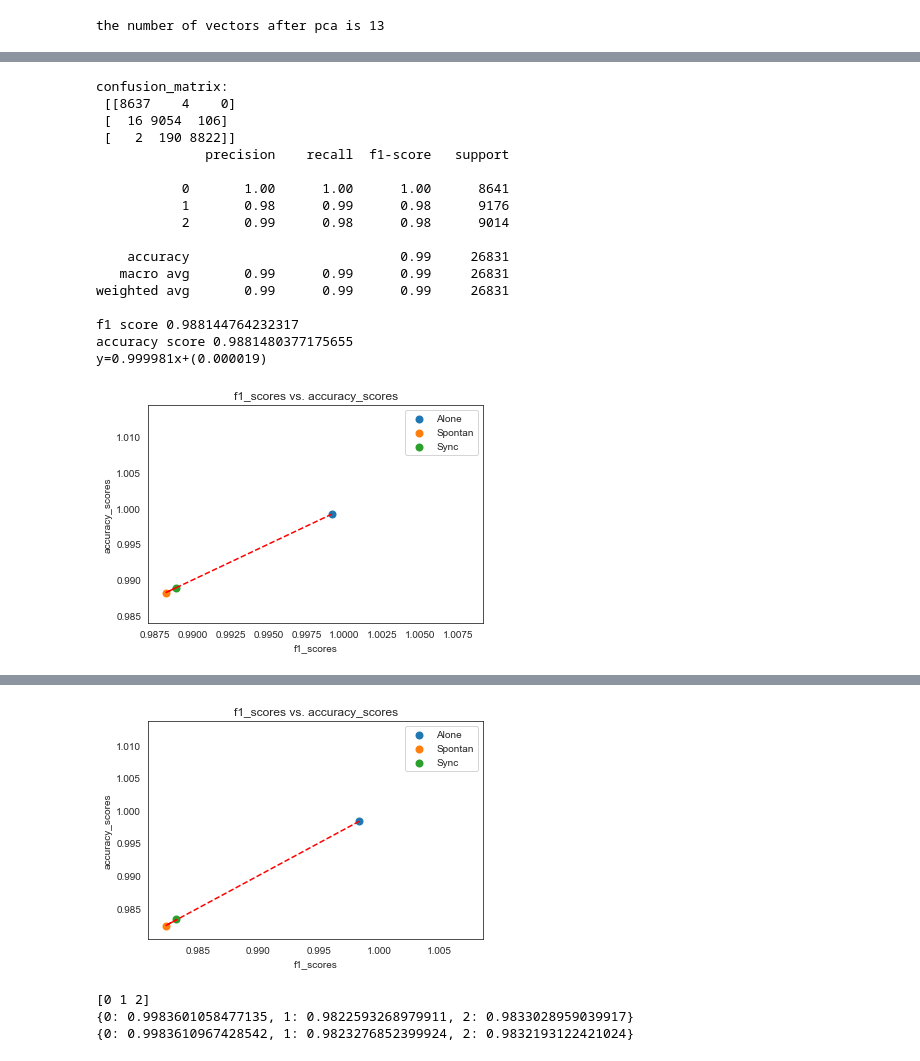
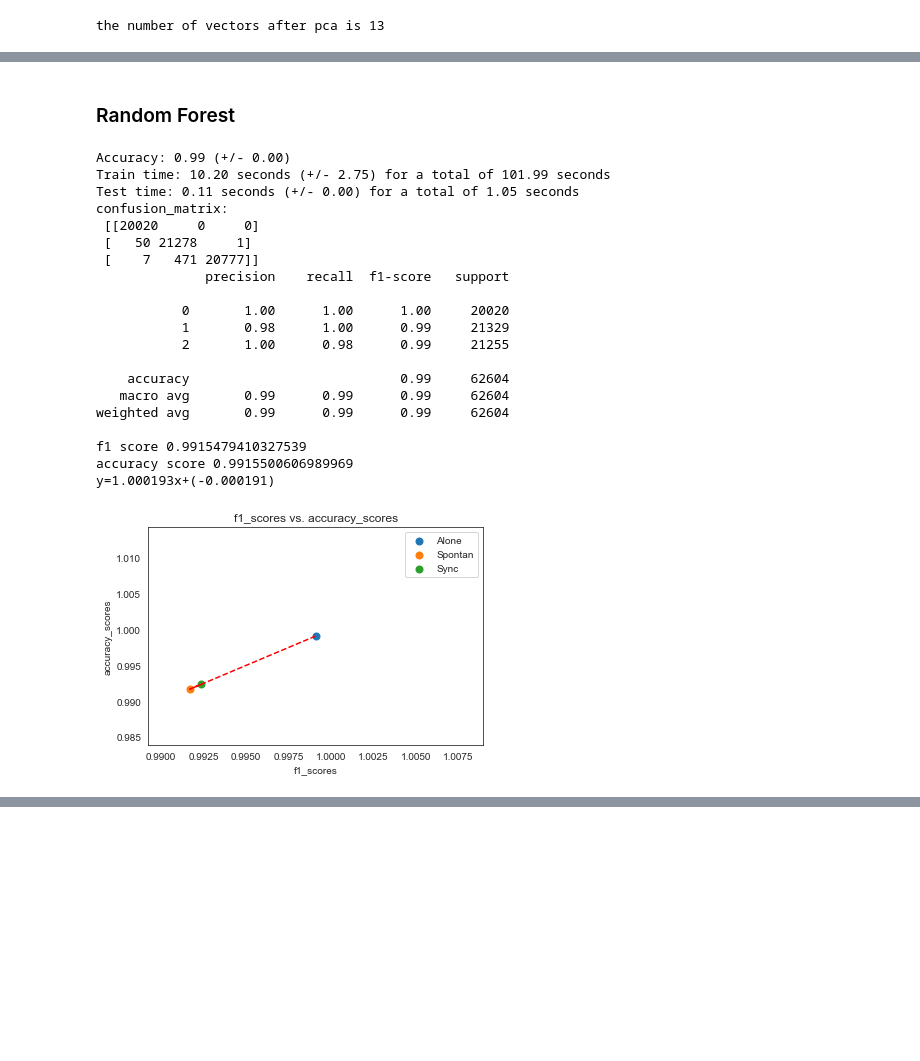
Before and after one commit to MtheEPIC/DataImaging, a Jupyter notebook: Hand_gestures.ipynb, the cells around one changed output, grey strips where cells are left out. Cells and saved outputs as stored; diff of their text form; code cells hidden in the pictures; blank space fills up the shorter version.

```diff
--- a/Hand_gestures.ipynb
+++ b/Hand_gestures.ipynb
@@ -432,14 +413,0 @@ the number of vectors after pca is 13
-# %%
-gnb = GaussianNB()
-
-gnb.fit(X_train_pca, y_train)
-predictions = gnb.predict(X_test_pca)
-score_models(gnb, true=y_test, pred=predictions)
-evaluate(y_test, predictions, plot=True)
-
-# predictions = gnb.predict(X_val_pca)
-# evaluate(y_val, predictions)
-
-# gnb_scores = cross_validate(gnb, X_train_pca, y_train, cv=10)
-
-# score_models('GaussianNB', gnb_scores)
@@ -498,9 +413,0 @@ y=1.000133x+(-0.000132)
-# %%
-dtc = DecisionTreeClassifier(max_depth=12, random_state=0)
-dtc.fit(X_train_pca, y_train)
-predictions = dtc.predict(X_test_pca)
-score_models(dtc, true=y_test, pred=predictions)
-evaluate(y_test, predictions, plot=True)
-
-# predictions = dtc.predict(X_val_pca)
-# evaluate(y_val, predictions)
@@ -525,9 +413,0 @@ y=0.999553x+(0.000437)
-# %%
-dtc = DecisionTreeClassifier(random_state=0)
-dtc.fit(X_train_pca, y_train)
-predictions = dtc.predict(X_test_pca)
-score_models(dtc, true=y_test, pred=predictions)
-evaluate(y_test, predictions, plot=True)
-
-# predictions = dtc.predict(X_val_pca)
-# evaluate(y_val, predictions)
@@ -552,33 +531,30 @@ y=0.999680x+(0.000315)
+# %% [markdown]
+### Random Forest
 # %%
-rf = RandomForestClassifier(random_state=0)
-rf.fit(X_train_pca, y_train)
-predictions = rf.predict(X_test_pca)
-score_models(rf, true=y_test, pred=predictions)
-evaluate(y_test, predictions, plot=True)
-
-
+rf = RandomForestClassifier(max_depth=20, random_state=0, n_jobs=CORES)
 rf_scores = cross_validate(rf, X_train_pca, y_train, cv=CV_SPLIT, n_jobs=CORES, return_estimator=True)
 score_models(rf, rf_scores)
-cv_mean_model(rf_scores['estimator'], y_test, X_test_pca)
-# predictions = rf.predict(X_val_pca)
-# evaluate(y_val, predictions)
+cv_mean_model(rf_scores['estimator'], y_train, X_train_pca)
 # %% [output]
+Accuracy: 0.99 (+/- 0.00)
+Train time: 10.20 seconds (+/- 2.75) for a total of 101.99 seconds
+Test time: 0.11 seconds (+/- 0.00) for a total of 1.05 seconds
 confusion_matrix:
- [[8637    4    0]
- [  16 9054  106]
- [   2  190 8822]]
+ [[20020     0     0]
+ [   50 21278     1]
+ [    7   471 20777]]
               precision    recall  f1-score   support
 
-           0       1.00      1.00      1.00      8641
-           1       0.98      0.99      0.98      9176
-           2       0.99      0.98      0.98      9014
+           0       1.00      1.00      1.00     20020
+           1       0.98      1.00      0.99     21329
+           2       1.00      0.98      0.99     21255
 
-    accuracy                           0.99     26831
-   macro avg       0.99      0.99      0.99     26831
-weighted avg       0.99      0.99      0.99     26831
+    accuracy                           0.99     62604
+   macro avg       0.99      0.99      0.99     62604
+weighted avg       0.99      0.99      0.99     62604
 
-f1 score 0.988144764232317
-accuracy score 0.9881480377175655
-y=0.999981x+(0.000019)
+f1 score 0.9915479410327539
+accuracy score 0.9915500606989969
+y=1.000193x+(-0.000191)
-[figure, old version]
+[figure, new version]
 [0 1 2]
@@ -601,4 +562,0 @@ y=0.999867x+(0.000137)
-[figure, removed]
-[0 1 2]
-{0: 0.9983601058477135, 1: 0.9822593268979911, 2: 0.9833028959039917}
-{0: 0.9983610967428542, 1: 0.9823276852399924, 2: 0.9832193122421024}
```
Also changed, not shown: parts of 42 cells of this notebook, 1 other file.
